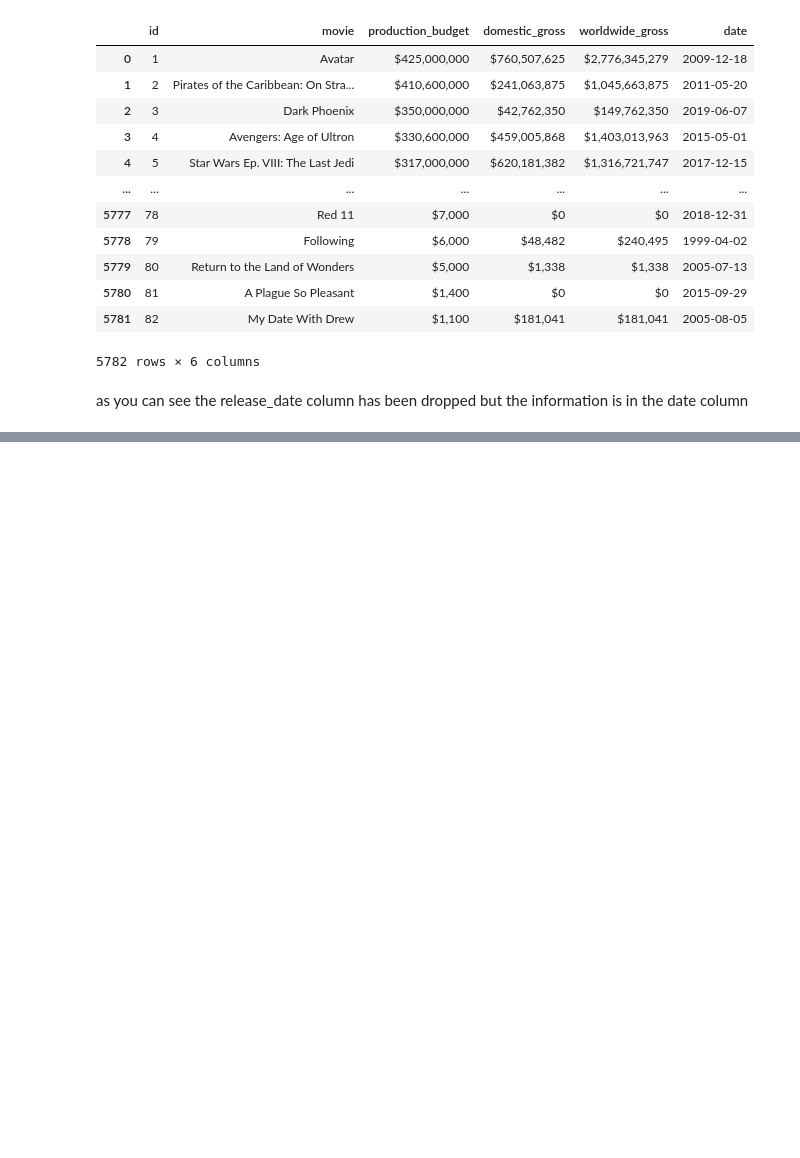
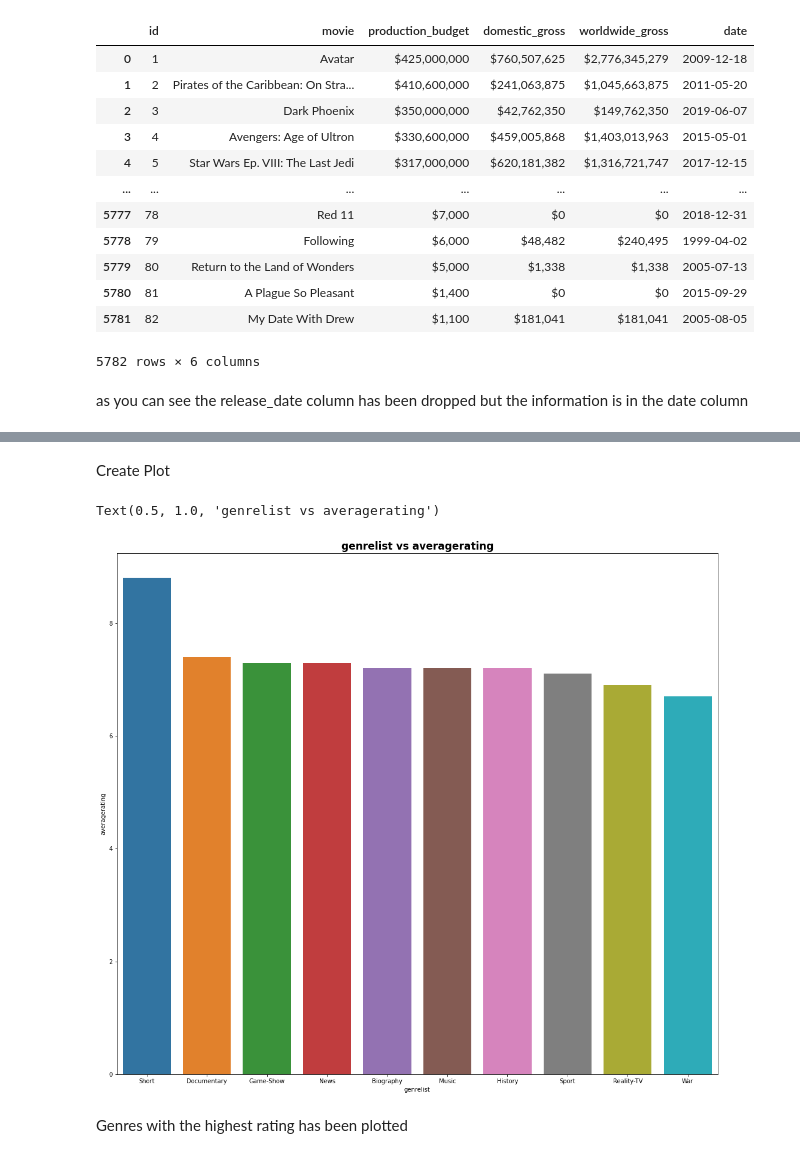
Before and after one commit to DarvinKerubo/dsc-phase-1-project, a Jupyter notebook: student.ipynb, the cells around one changed output, grey strips where cells are left out. Saved outputs shown, nothing was run; the diff lists cells and outputs as text; code cells hidden in the pictures; blank space fills up the shorter version.

```diff
--- a/student.ipynb
+++ b/student.ipynb
@@ -252,0 +282,3 @@ as you can see the release_date column has been dropped but the information is i
+# %%
+imdball = imdb_title_basics.merge(imdb_title_ratings, on = 'tconst', how = 'inner')
+imdball
@@ -252,0 +319,4 @@ as you can see the release_date column has been dropped but the information is i
+# %%
+#rename original_title to movie in order to merge to budget dataset
+imdball = imdball.rename(columns={'original_title':'movie'})
+imdball
@@ -252,0 +356,10 @@ as you can see the release_date column has been dropped but the information is i
+# %%
+
+imdball["genrelist"]=imdball["genres"].str.split(',')
+analyze_imdball=imdball.explode("genrelist")
+genre_averagerating=analyze_imdball.groupby("genrelist") \
+                             .median()[["averagerating"]] \
+                             .sort_values('averagerating', ascending=False) \
+                             .head(10)
+genre_averagerating.reset_index(inplace=True)
+genre_averagerating
@@ -252,0 +378,12 @@ as you can see the release_date column has been dropped but the information is i
+# %% [markdown]
+Create Plot
+# %%
+df=pd.DataFrame(genre_averagerating)
+plt.figure(figsize=(18,16))
+ax=sns.barplot(x="genrelist",y="averagerating",data=df)
+plt.title("genrelist vs averagerating",fontsize=17,weight="bold")
+# %% [output]
+Text(0.5, 1.0, 'genrelist vs averagerating')
+[figure, added]
+# %% [markdown]
+Genres with the highest rating has been plotted
```
Also changed, not shown: parts of 20 cells of this notebook.
